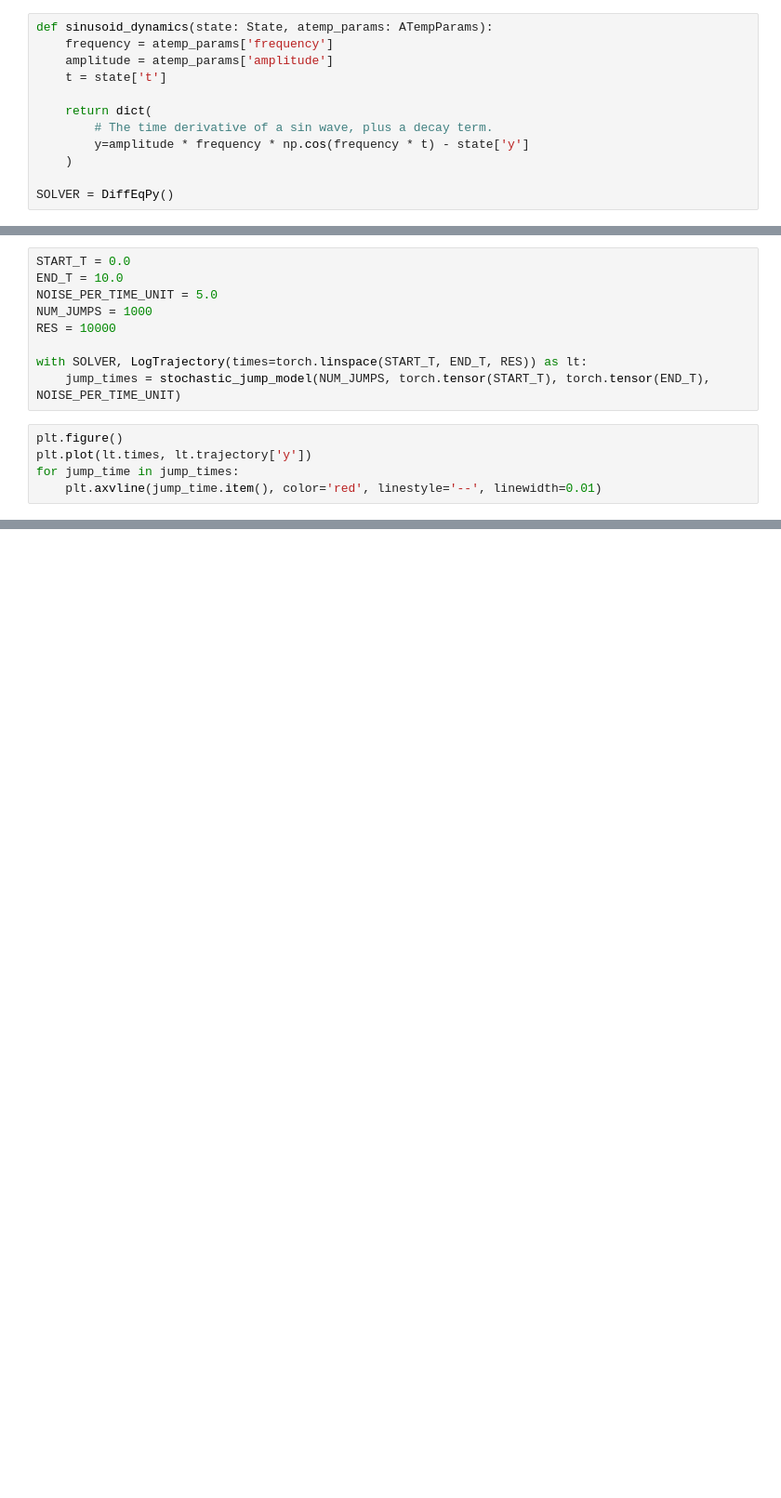
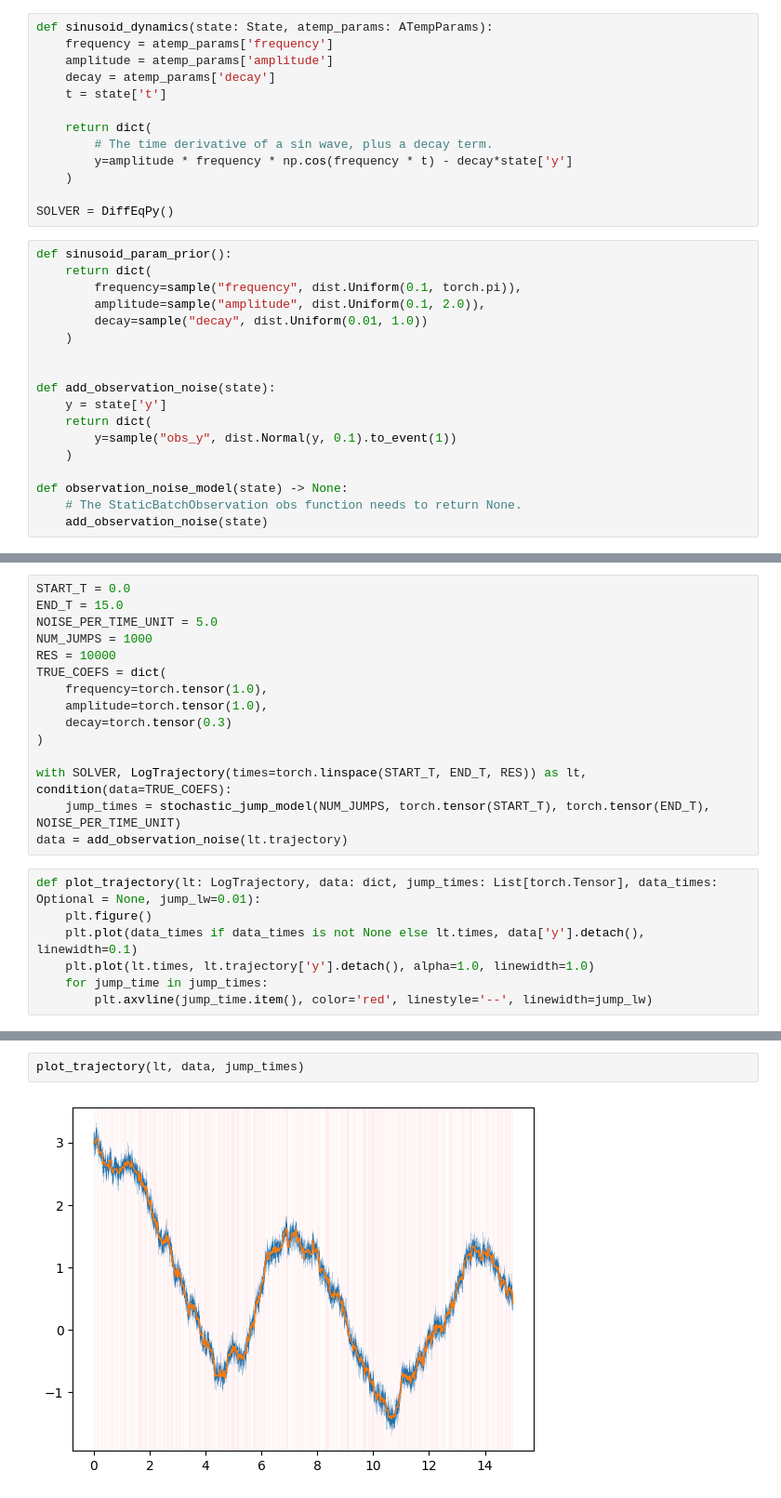
Before and after one commit to BasisResearch/chirho_diffeqpy, a Jupyter notebook: scratch/stochastic_jump_ode.ipynb, the cells around one changed output, grey strips where cells are left out. Shown at 93% size. Cells and saved outputs as stored; diff of their text form; blank space fills up the shorter version.

```diff
--- a/scratch/stochastic_jump_ode.ipynb
+++ b/scratch/stochastic_jump_ode.ipynb
@@ -41,14 +48,33 @@ torch.set_default_dtype(torch.float64)
 def sinusoid_dynamics(state: State, atemp_params: ATempParams):
     frequency = atemp_params['frequency']
     amplitude = atemp_params['amplitude']
+    decay = atemp_params['decay']
     t = state['t']
 
     return dict(
         # The time derivative of a sin wave, plus a decay term.
-        y=amplitude * frequency * np.cos(frequency * t) - state['y']
+        y=amplitude * frequency * np.cos(frequency * t) - decay*state['y']
     )
 
 SOLVER = DiffEqPy()
+# %%
+def sinusoid_param_prior():
+    return dict(
+        frequency=sample("frequency", dist.Uniform(0.1, torch.pi)),
+        amplitude=sample("amplitude", dist.Uniform(0.1, 2.0)),
+        decay=sample("decay", dist.Uniform(0.01, 1.0))
+    )
+
+
+def add_observation_noise(state):
+    y = state['y']
+    return dict(
+        y=sample("obs_y", dist.Normal(y, 0.1).to_event(1))
+    )
+
+def observation_noise_model(state) -> None:
+    # The StaticBatchObservation obs function needs to return None.
+    add_observation_noise(state)
 # %%
 def stochastic_jump_model(num_jumps: int, start_time: torch.Tensor, end_time: torch.Tensor, noise_per_time_unit: float):
 
@@ -104,15 +126,23 @@ def stochastic_jump_model(num_jumps: int, start_time: torch.Tensor, end_time: to
     return jump_times
 # %%
 START_T = 0.0
-END_T = 10.0
+END_T = 15.0
 NOISE_PER_TIME_UNIT = 5.0
 NUM_JUMPS = 1000
 RES = 10000
+TRUE_COEFS = dict(
+    frequency=torch.tensor(1.0),
+    amplitude=torch.tensor(1.0),
+    decay=torch.tensor(0.3)
+)
 
-with SOLVER, LogTrajectory(times=torch.linspace(START_T, END_T, RES)) as lt:
+with SOLVER, LogTrajectory(times=torch.linspace(START_T, END_T, RES)) as lt, condition(data=TRUE_COEFS):
     jump_times = stochastic_jump_model(NUM_JUMPS, torch.tensor(START_T), torch.tensor(END_T), NOISE_PER_TIME_UNIT)
+data = add_observation_noise(lt.trajectory)
 # %%
-plt.figure()
-plt.plot(lt.times, lt.trajectory['y'])
-for jump_time in jump_times:
-    plt.axvline(jump_time.item(), color='red', linestyle='--', linewidth=0.01)
+def plot_trajectory(lt: LogTrajectory, data: dict, jump_times: List[torch.Tensor], data_times: Optional = None, jump_lw=0.01):
+    plt.figure()
+    plt.plot(data_times if data_times is not None else lt.times, data['y'].detach(), linewidth=0.1)
+    plt.plot(lt.times, lt.trajectory['y'].detach(), alpha=1.0, linewidth=1.0)
+    for jump_time in jump_times:
+        plt.axvline(jump_time.item(), color='red', linestyle='--', linewidth=jump_lw)
@@ -120,0 +149,4 @@ for jump_time in jump_times:
+# %%
+plot_trajectory(lt, data, jump_times)
+# %% [output]
+[figure, added]
```
Also changed, not shown: parts of 13 cells of this notebook.
